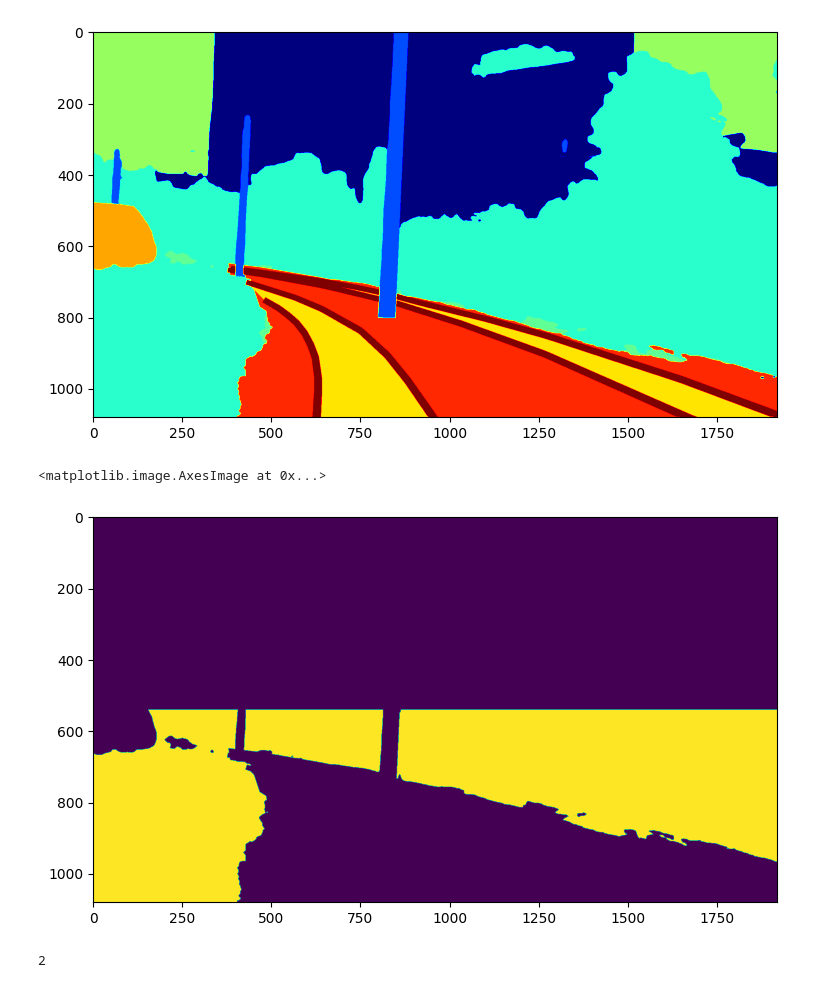
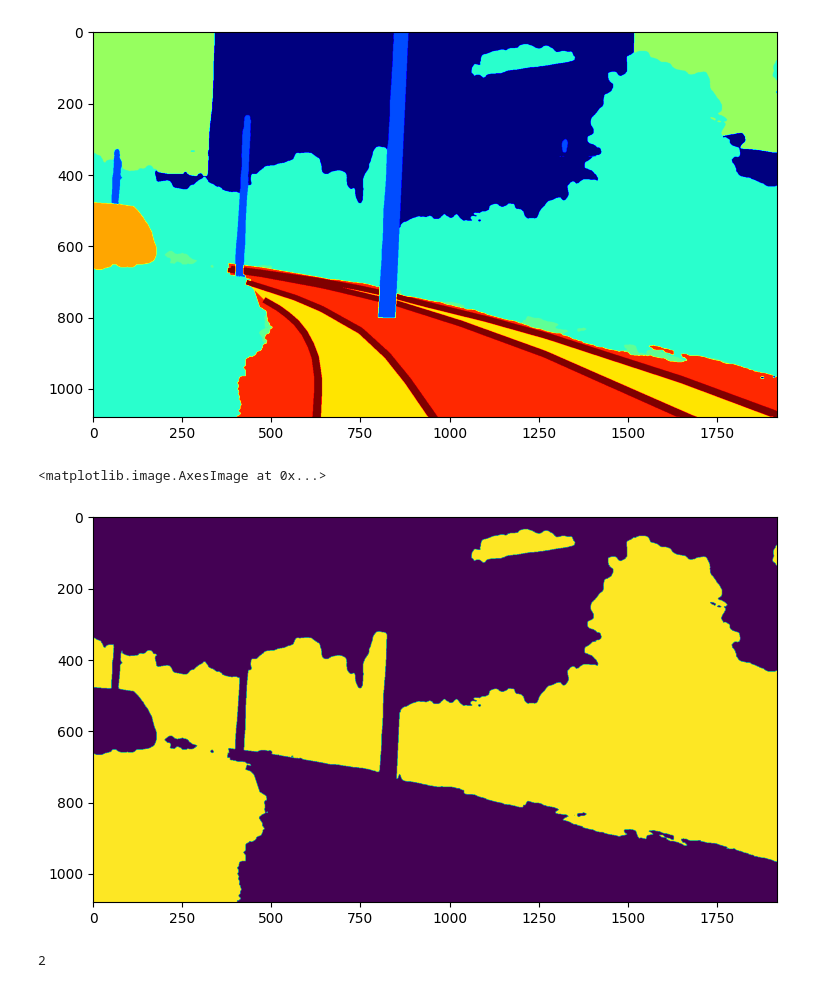
Before and after one commit to Duygubirol/vegetation-detection-railways, a Jupyter notebook: base-line-model-Dan.ipynb, the cells around one changed output. Drawn from its saved outputs; the diff is of its cells as text; code cells hidden in the pictures.

```diff
--- a/base-line-model-Dan.ipynb
+++ b/base-line-model-Dan.ipynb
@@ -104,14 +48,14 @@ plt.imshow(temp_mask[:,:,0], cmap='jet')
 # %%
 #temp_mask = cv2.imread('rs19_val/uint8/rs19_val/rs00062.png')
 plt.figure(figsize = (10,5))
 label_of_interest = 8 #veg
 #after processing
-temp_mask[:int(w/2),:,0]=0
+#temp_mask[:int(w/2),:,0]=0
 temp_mask[:,:,0][temp_mask[:,:,0]!=label_of_interest]=0
 plt.imshow(temp_mask[:,:,0])
 # %% [output]
 <matplotlib.image.AxesImage at 0x...>
-[figure, old version]
+[figure, new version]
 # %%
 len(np.unique(temp_mask[:,:,0]))
 # %% [output]
```
Also changed, not shown: parts of 7 cells of this notebook.
